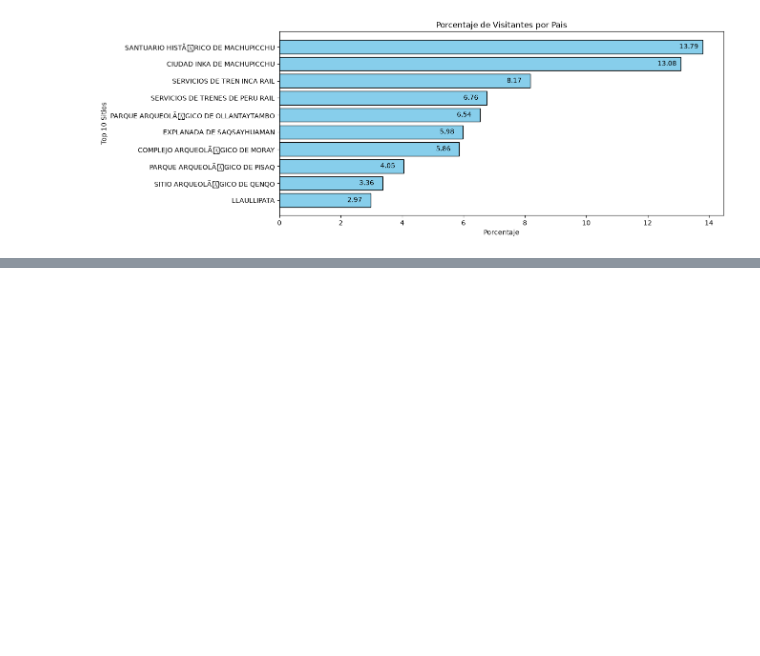
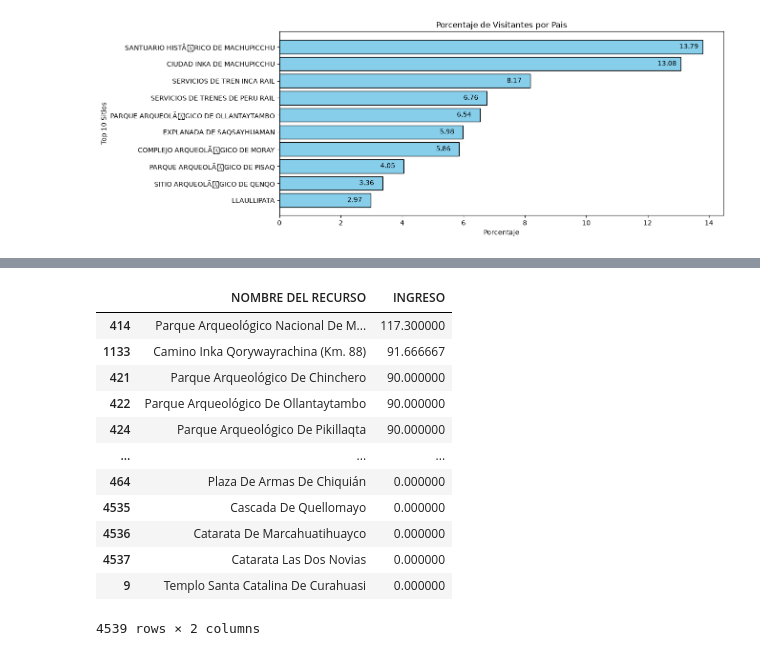
Before and after one commit to jp21bp/DS_Proyectos, a Jupyter notebook: 3_SegmentacionClientes/eda2.ipynb, the cells around one changed output, grey strips where cells are left out. Cells and saved outputs as stored; diff of their text form; code cells hidden in the pictures; blank space fills up the shorter version.

```diff
--- a/3_SegmentacionClientes/eda2.ipynb
+++ b/3_SegmentacionClientes/eda2.ipynb
@@ -933,0 +946,26 @@ for i in range(len(top_X_sitios)):
+# %%
+##### Inicializando Datos
+#### Cargando
+df_3 = pd.read_csv(nom_3)
+
+#### Eliminando columnas no necesarias
+df_3 = df_3.drop(columns=[
+    'URL', 'FECHA_DE_CORTE', 'TIPO', 'OBSERVACION'
+])
+
+
+#### Separando variables
+### Cuantitativo
+cuant_vars_3 = df_3._get_numeric_data().columns.values
+### Cualitativo
+cual_vars_3 = list(set(df_3.columns)- set(cuant_vars_3))
+
+
+#### Cambiando valor ingreso de Machu Picchu
+    # No se capturo pq esta en USD, no S/
+idx_MP = df_3[df_3['NOMBRE DEL RECURSO'] == 'Parque Arqueológico Nacional De Machu Picchu'].index
+df_3.loc[idx_MP, 'INGRESO'] = 117.3
+display(df_3.iloc[idx_MP])  # Verificacion
+
+#### Resumen
+df_3.info()
@@ -933,0 +993,25 @@ for i in range(len(top_X_sitios)):
+# %%
+##### Investigacion aleatorias
+#### Cuales de los registros tienen "machu" en su nombre
+# df_3[df_3['NOMBRE DEL RECURSO'].str.contains('machu', case=False)]  # index 414
+
+#### Registros dentro del departmento cusco y provincia cusco
+# df_3[(df_3['DEPARTAMENTO']=='Cusco') & (df_3['PROVINCIA']=='Cusco')]['NOMBRE DEL RECURSO'].value_counts()
+
+#### Ordenando sitios por sus precios
+df_3[['NOMBRE DEL RECURSO', 'INGRESO']]\
+    .sort_values(by='INGRESO', ascending=False)
+# %% [output]
+|  | NOMBRE DEL RECURSO | INGRESO |
+| 414 | Parque Arqueológico Nacional De M... | 117.300000 |
+| 1133 | Camino Inka Qorywayrachina (Km. 88) | 91.666667 |
+| 421 | Parque Arqueológico De Chinchero | 90.000000 |
+| 422 | Parque Arqueológico De Ollantaytambo | 90.000000 |
+| 424 | Parque Arqueológico De Pikillaqta | 90.000000 |
+| ... | ... | ... |
+| 464 | Plaza De Armas De Chiquián | 0.000000 |
+| 4535 | Cascada De Quellomayo | 0.000000 |
+| 4536 | Catarata De Marcahuatihuayco | 0.000000 |
+| 4537 | Catarata Las Dos Novias | 0.000000 |
+| 9 | Templo Santa Catalina De Curahuasi | 0.000000 |
+4539 rows × 2 columns
```
Also changed, not shown: parts of 7 cells of this notebook, 6 other files.
